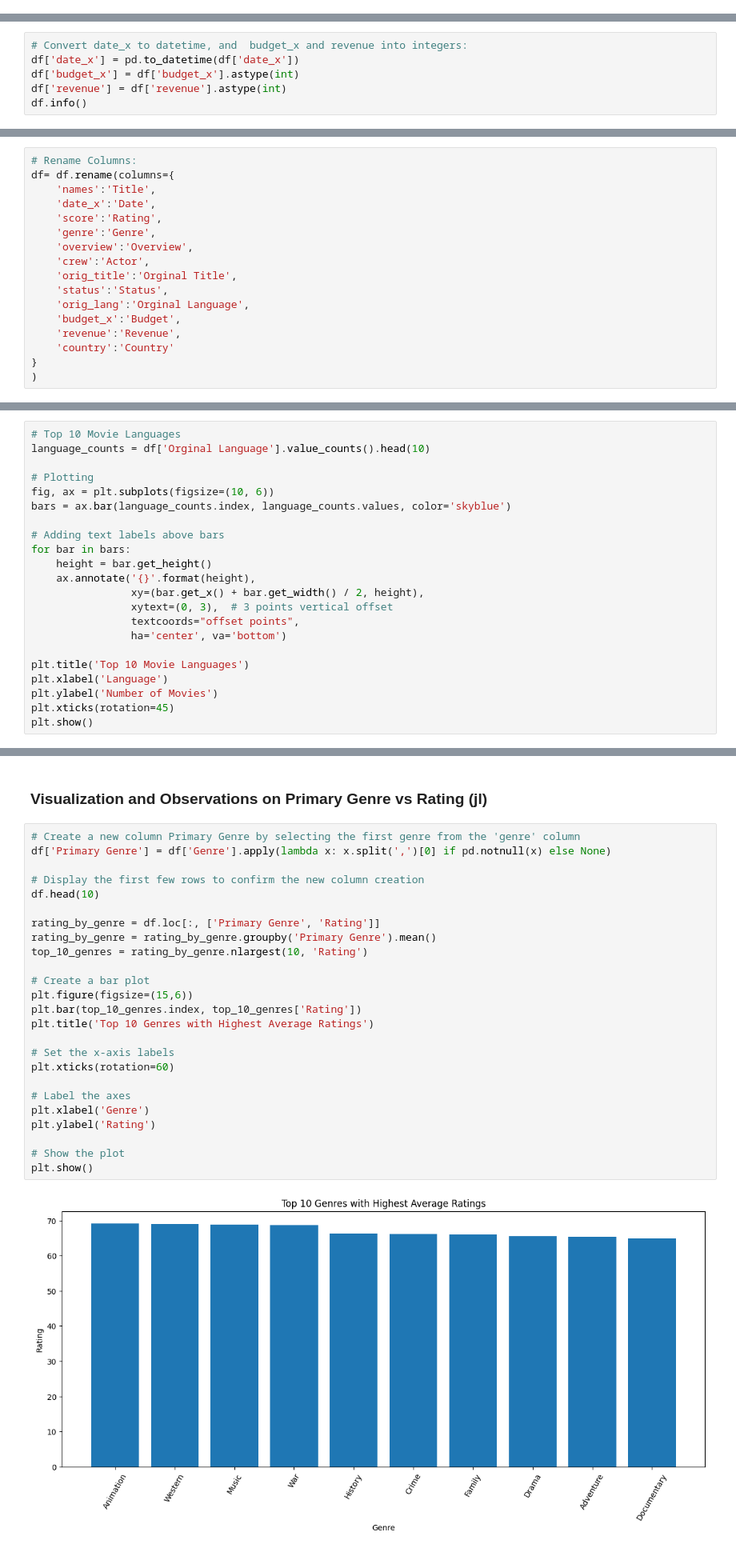
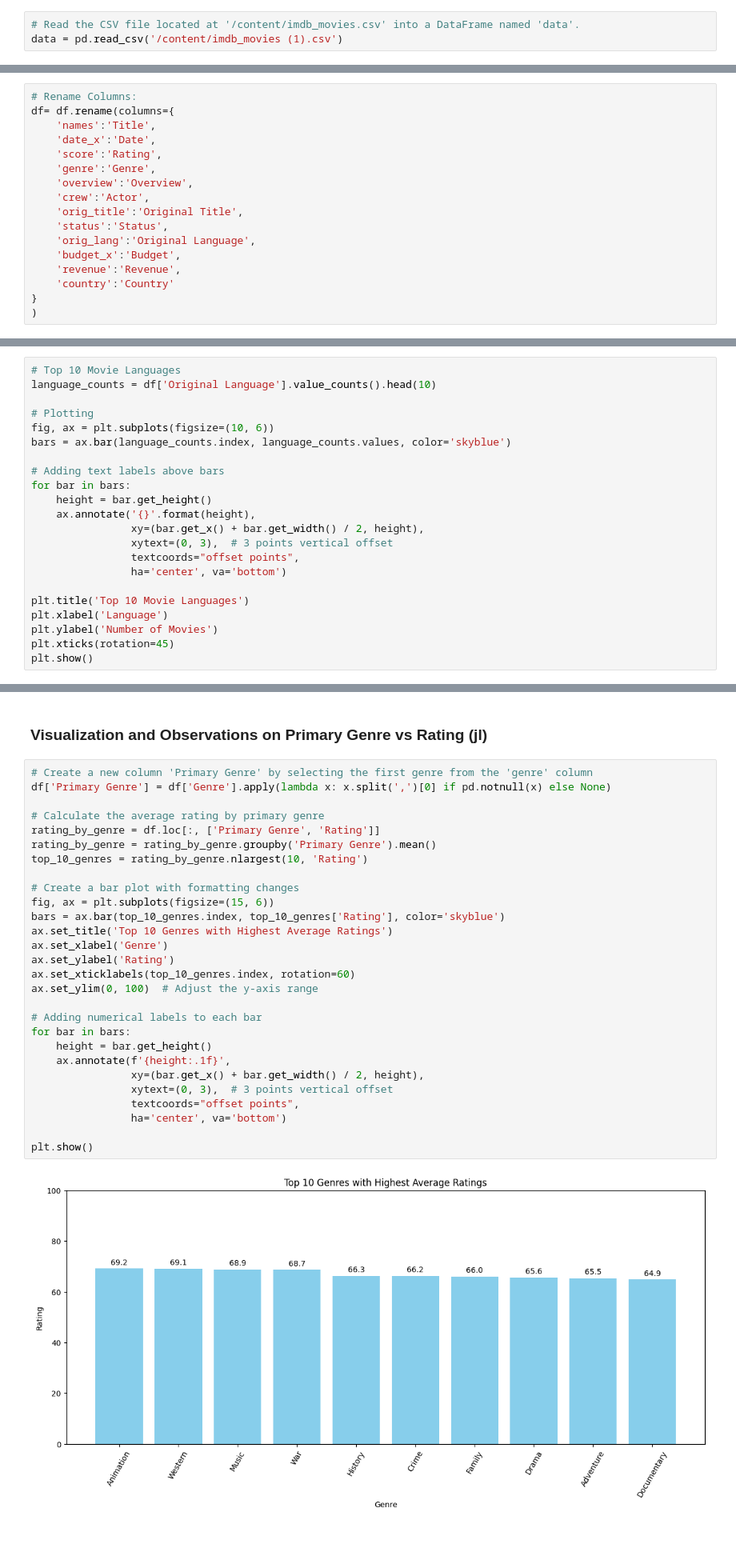
Before and after one commit to oigwe-frx/movie-database-analysis, a Jupyter notebook: Movie_Analysis.ipynb, the cells around one changed output, grey strips where cells are left out. Shown at 80% size. Drawn from its saved outputs; the diff is of its cells as text.

Commit message:
add comments for the first half of the ipynb

```diff
--- a/Movie_Analysis.ipynb
+++ b/Movie_Analysis.ipynb
@@ -146,0 +138,3 @@ df = data.copy()
+# %%
+# Read the CSV file located at '/content/imdb_movies.csv' into a DataFrame named 'data'.
+data = pd.read_csv('/content/imdb_movies (1).csv')
@@ -250,8 +244,2 @@ df.describe(exclude = 'number').T
 # %% [markdown]
 ## **Data Cleaning**
-# %%
-# Convert date_x to datetime, and  budget_x and revenue into integers:
-df['date_x'] = pd.to_datetime(df['date_x'])
-df['budget_x'] = df['budget_x'].astype(int)
-df['revenue'] = df['revenue'].astype(int)
-df.info()
@@ -416,9 +417,9 @@ df= df.rename(columns={
     'genre':'Genre',
     'overview':'Overview',
     'crew':'Actor',
-    'orig_title':'Orginal Title',
+    'orig_title':'Original Title',
     'status':'Status',
-    'orig_lang':'Orginal Language',
+    'orig_lang':'Original Language',
     'budget_x':'Budget',
     'revenue':'Revenue',
     'country':'Country'
@@ -789,7 +836,7 @@ generate_pie_chart(status_frequency_list, status_unique_list, "Visualization of
 ### **Visualization and Observations on Original Language** (jl)
 # %%
 # Top 10 Movie Languages
-language_counts = df['Orginal Language'].value_counts().head(10)
+language_counts = df['Original Language'].value_counts().head(10)
 
 # Plotting
 fig, ax = plt.subplots(figsize=(10, 6))
@@ -908,32 +966,35 @@ plt.show()
 # %% [markdown]
 ### **Visualization and Observations on Primary Genre vs Rating** (jl)
 # %%
-# Create a new column Primary Genre by selecting the first genre from the 'genre' column
+# Create a new column 'Primary Genre' by selecting the first genre from the 'genre' column
 df['Primary Genre'] = df['Genre'].apply(lambda x: x.split(',')[0] if pd.notnull(x) else None)
 
-# Display the first few rows to confirm the new column creation
-df.head(10)
-
+# Calculate the average rating by primary genre
 rating_by_genre = df.loc[:, ['Primary Genre', 'Rating']]
 rating_by_genre = rating_by_genre.groupby('Primary Genre').mean()
 top_10_genres = rating_by_genre.nlargest(10, 'Rating')
 
-# Create a bar plot
-plt.figure(figsize=(15,6))
-plt.bar(top_10_genres.index, top_10_genres['Rating'])
-plt.title('Top 10 Genres with Highest Average Ratings')
+# Create a bar plot with formatting changes
+fig, ax = plt.subplots(figsize=(15, 6))
+bars = ax.bar(top_10_genres.index, top_10_genres['Rating'], color='skyblue')
+ax.set_title('Top 10 Genres with Highest Average Ratings')
+ax.set_xlabel('Genre')
+ax.set_ylabel('Rating')
+ax.set_xticklabels(top_10_genres.index, rotation=60)
+ax.set_ylim(0, 100)  # Adjust the y-axis range
 
-# Set the x-axis labels
-plt.xticks(rotation=60)
+# Adding numerical labels to each bar
+for bar in bars:
+    height = bar.get_height()
+    ax.annotate(f'{height:.1f}',
+                xy=(bar.get_x() + bar.get_width() / 2, height),
+                xytext=(0, 3),  # 3 points vertical offset
+                textcoords="offset points",
+                ha='center', va='bottom')
 
-# Label the axes
-plt.xlabel('Genre')
-plt.ylabel('Rating')
-
-# Show the plot
 plt.show()
 # %% [output]
-[figure, old version]
+[figure, new version]
 # %% [markdown]
 **Observations:**
 * ...
```
Also changed, not shown: parts of 57 cells of this notebook.
